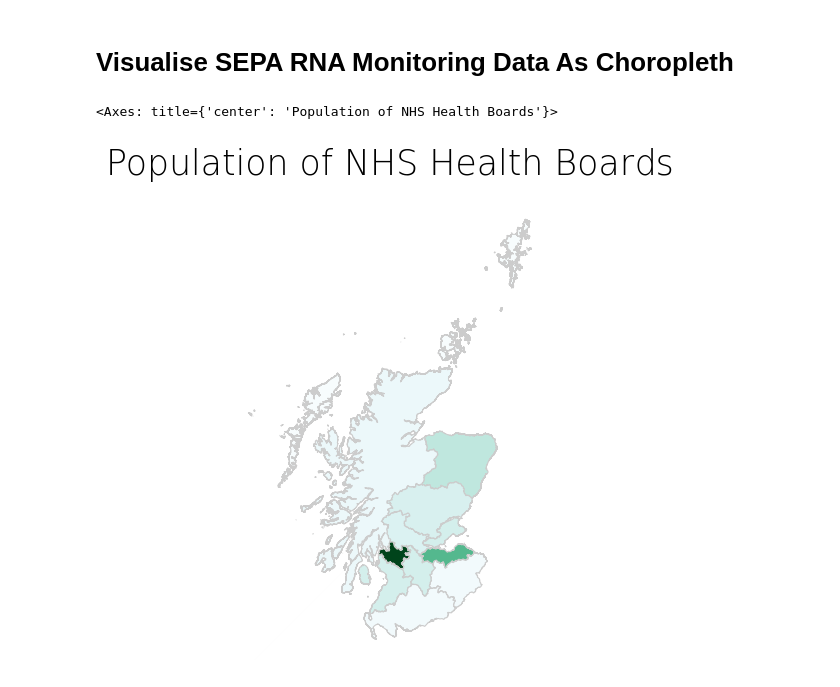
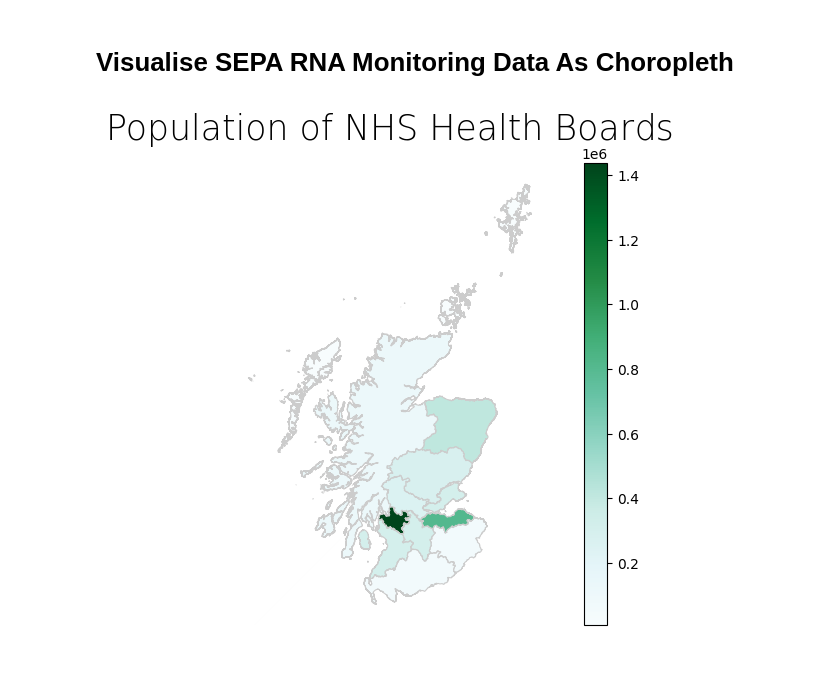
Before and after one commit to wenkokke/COVID-19-Wastewater-Scotland, a Jupyter notebook: WastewaterSevenDayAverageMgc.ipynb, the cells around one changed output. Cells and saved outputs as stored; diff of their text form; code cells hidden in the pictures.

```diff
--- a/WastewaterSevenDayAverageMgc.ipynb
+++ b/WastewaterSevenDayAverageMgc.ipynb
@@ -135,31 +135,41 @@ health_board_population_map_data = health_board_map.set_index('HBName').join(pop
 # %%
 # Plot the population of each NHS health board as a choropleth:
 POPULATION_SIZE_MIN = population_data[POPULATION_SIZE].min()
 POPULATION_SIZE_MAX = population_data[POPULATION_SIZE].max()
 
 fig, ax = plt.subplots(1, figsize=(10, 6))
 
-# Remove the axis:
-ax.axis('off')
-
-# Add a title:
-ax.set_title("Population of NHS Health Boards", fontdict={'fontsize': '25', 'fontweight': '3'})
-
-# Create colorbar as legend:
-sm = plt.cm.ScalarMappable(
-    cmap='BuGn',
-    norm=plt.Normalize(vmin=POPULATION_SIZE_MIN, vmax=POPULATION_SIZE_MAX)
-)
-sm._A = [] # Add empty array as data range
-fig.colorbar(sm) # Add colorbar to figure
-
+# Plot figure:
 health_board_population_map_data.plot(
     column=POPULATION_SIZE,
     cmap='BuGn',
     linewidth=0.8,
     ax=ax,
     edgecolor='0.8',
 )
+
+# Remove the axis:
+ax.axis('off')
+
+# Add a title:
+ax.set_title(
+    "Population of NHS Health Boards",
+    fontdict={
+        'fontsize': '25',
+        'fontweight': '3'
+    }
+)
+
+# Create colorbar as legend:
+sm = plt.cm.ScalarMappable(
+    cmap='BuGn',
+    norm=plt.Normalize(vmin=POPULATION_SIZE_MIN, vmax=POPULATION_SIZE_MAX)
+)
+
+# Add empty array as data range
+sm._A = []
+
+# Add colorbar to figure
+cbar = fig.colorbar(sm, ax=ax)
 # %% [output]
-<Axes: title={'center': 'Population of NHS Health Boards'}>
-[figure, old version]
+[figure, new version]
```
